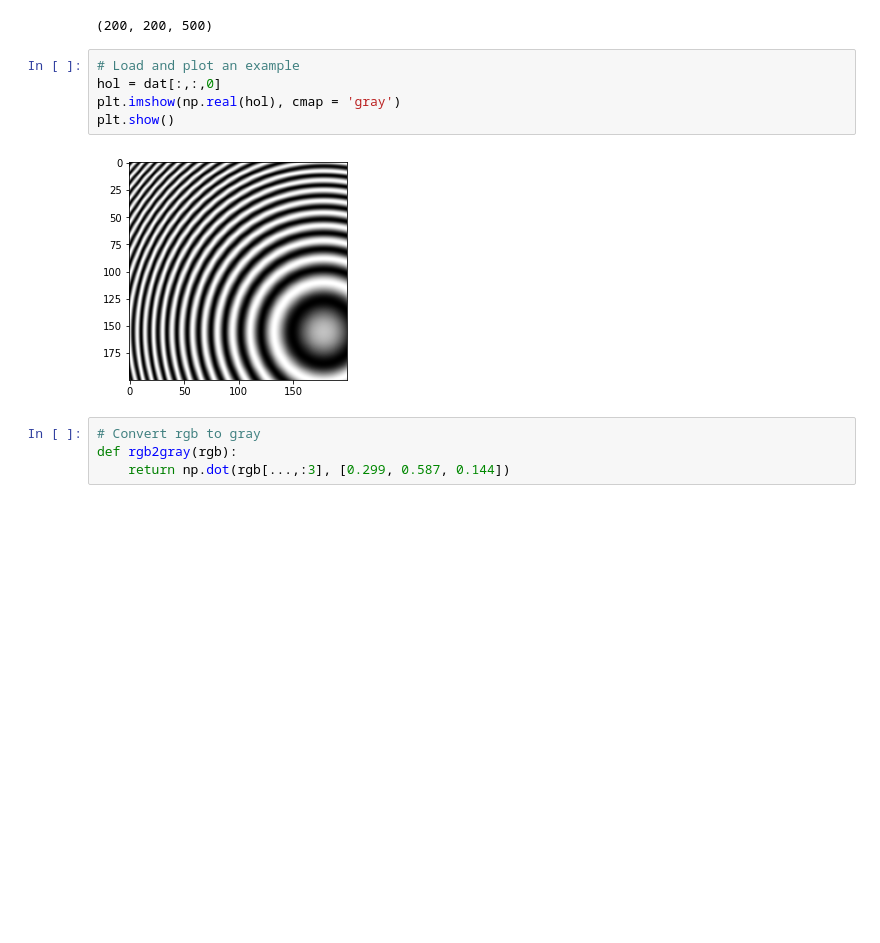
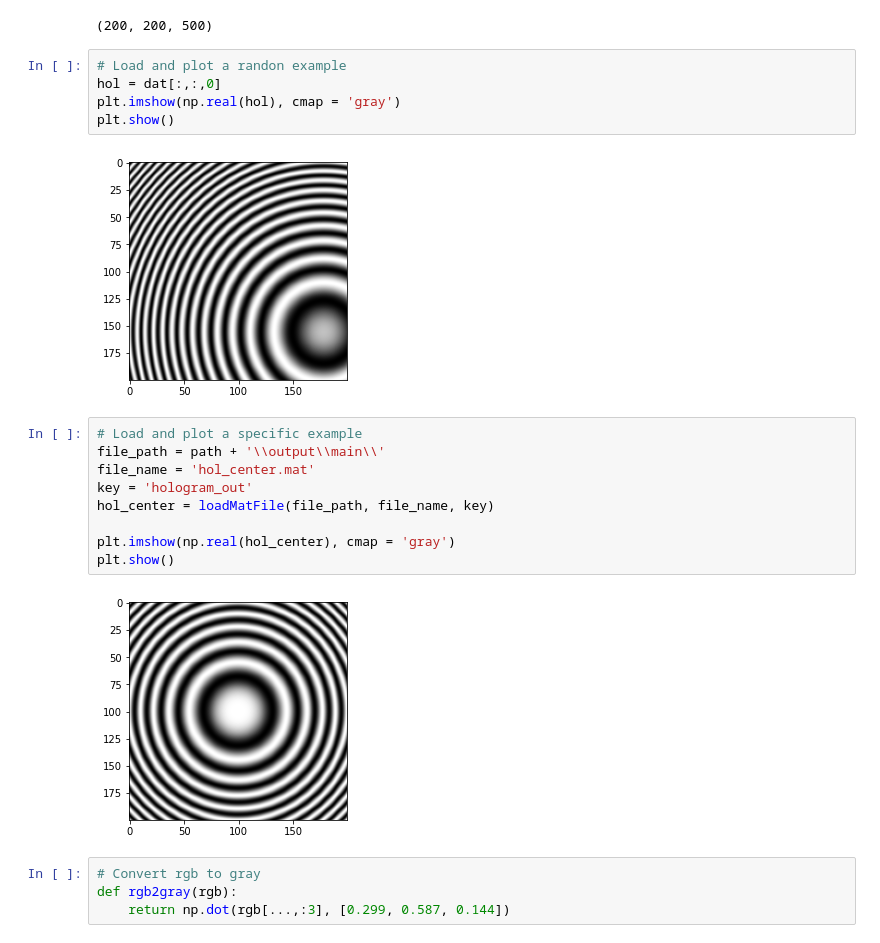
Before and after one commit to fernandolucasaa/computerGeneratedHolography, a Jupyter notebook: tests_wigner_distribution/jupyterComputeWignerDistribution.ipynb, the cells around one changed output. Drawn from its saved outputs; the diff is of its cells as text; blank space fills up the shorter version.

```diff
--- a/tests_wigner_distribution/jupyterComputeWignerDistribution.ipynb
+++ b/tests_wigner_distribution/jupyterComputeWignerDistribution.ipynb
@@ -507,12 +323,23 @@ print(dat.shape)
 # %% [output]
 (200, 200, 500)
 # %%
-# Load and plot an example
+# Load and plot a randon example
 hol = dat[:,:,0]
 plt.imshow(np.real(hol), cmap = 'gray')
 plt.show()
 # %% [output]
 [figure]
+# %%
+# Load and plot a specific example
+file_path = path + '\\output\\main\\'
+file_name = 'hol_center.mat'
+key = 'hologram_out'
+hol_center = loadMatFile(file_path, file_name, key)
+
+plt.imshow(np.real(hol_center), cmap = 'gray')
+plt.show()
+# %% [output]
+[figure, added]
 # %%
 # Convert rgb to gray
 def rgb2gray(rgb):
```
Also changed, not shown: parts of 33 cells of this notebook, 4 other files.
